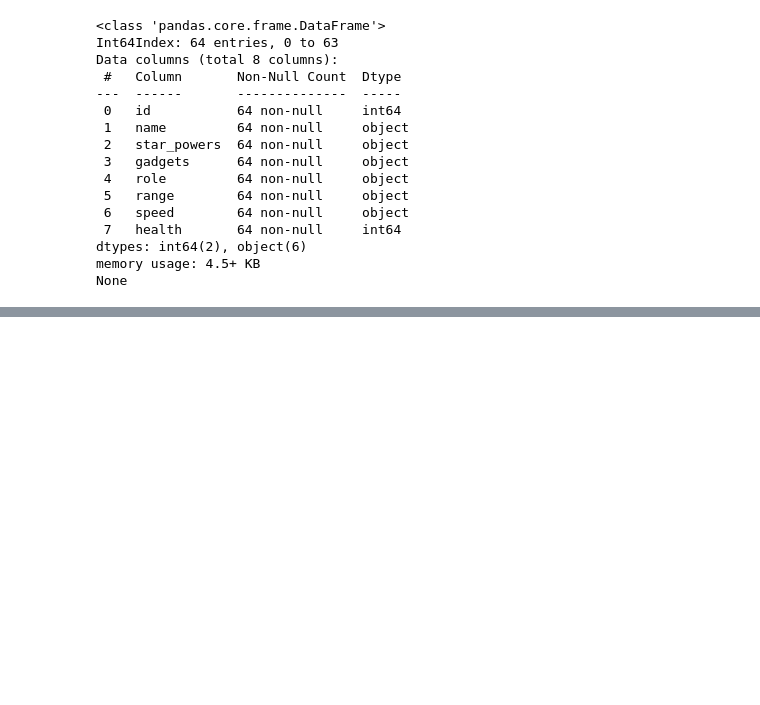
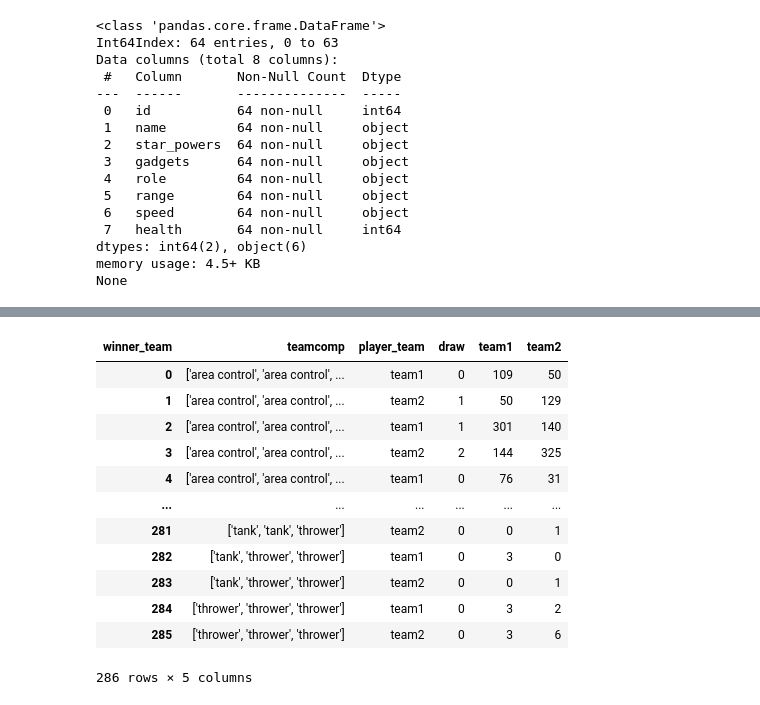
Before and after one commit to aquinteros/BrawlStars_Analytics, a Jupyter notebook: brawlstars_ml_model.ipynb, the cells around one changed output, grey strips where cells are left out. Saved outputs shown, nothing was run; the diff lists cells and outputs as text; code cells hidden in the pictures; blank space fills up the shorter version.

```diff
--- a/brawlstars_ml_model.ipynb
+++ b/brawlstars_ml_model.ipynb
@@ -450,0 +499,11 @@ Name: battle.team1.comp, Length: 6328, dtype: object
+# %%
+# crear columna playerteam
+for i in range(len(crossBattlelog)):
+	if any(crossBattlelog.loc[i, 'playertag'] == tag for tag in [crossBattlelog.loc[i, 'battle.team1.player1.tag'], crossBattlelog.loc[i, 'battle.team1.player2.tag'], crossBattlelog.loc[i, 'battle.team1.player3.tag']]):
+		crossBattlelog.loc[i, 'player_team'] = 'team1'
+	elif any(crossBattlelog.loc[i, 'playertag'] == tag for tag in [crossBattlelog.loc[i, 'battle.team2.player1.tag'], crossBattlelog.loc[i, 'battle.team2.player2.tag'], crossBattlelog.loc[i, 'battle.team2.player3.tag']]):
+		crossBattlelog.loc[i, 'player_team'] = 'team2'
+	else:
+		print("error in team assignation for id " + str(i))
+
+crossBattlelog['player_team'].value_counts()
@@ -450,0 +536,14 @@ Name: battle.team1.comp, Length: 6328, dtype: object
+# %%
+# crear columna numerica con resultado de winner team
+
+def assign_numeric_winner(row):
+    if row['winner_team'] == 'team1':
+        return 1
+    elif row['winner_team'] == 'team2':
+        return 2
+    else:
+        return 0
+
+crossBattlelog['winner_team_numeric'] = crossBattlelog.apply(assign_numeric_winner, axis=1)
+
+crossBattlelog['winner_team_numeric'].value_counts()
@@ -450,0 +571,9 @@ Name: battle.team1.comp, Length: 6328, dtype: object
+# %%
+# Renombrar columnas de crossBattlelog
+bl1 = crossBattlelog.rename(columns={'battle.team1.comp': 'teamcomp'})
+bl2 = crossBattlelog.rename(columns={'battle.team2.comp': 'teamcomp'})
+
+# Concatenar DataFrames y renombrar columnas
+teamComp = pd.concat([bl1[['playertag','player_team','teamcomp','winner_team']], bl2[['playertag','player_team','teamcomp','winner_team']]], ignore_index=True)
+
+teamComp
@@ -450,0 +594,5 @@ Name: battle.team1.comp, Length: 6328, dtype: object
+# %%
+# crear pivot table con los team comp
+pivotTeamComp = teamComp.pivot_table(index=['teamcomp','player_team'], columns='winner_team', values='playertag', aggfunc='count', fill_value=0)
+
+pivotTeamComp
@@ -450,0 +614,19 @@ Name: battle.team1.comp, Length: 6328, dtype: object
+# %%
+#reset pivotTeamComp index
+pivotTeamComp.reset_index(drop=False, inplace=True)
+
+pivotTeamComp
+# %% [output]
+| winner_team | teamcomp | player_team | draw | team1 | team2 |
+| 0 | ['area control', 'area control', ... | team1 | 0 | 109 | 50 |
+| 1 | ['area control', 'area control', ... | team2 | 1 | 50 | 129 |
+| 2 | ['area control', 'area control', ... | team1 | 1 | 301 | 140 |
+| 3 | ['area control', 'area control', ... | team2 | 2 | 144 | 325 |
+| 4 | ['area control', 'area control', ... | team1 | 0 | 76 | 31 |
+| ... | ... | ... | ... | ... | ... |
+| 281 | ['tank', 'tank', 'thrower'] | team2 | 0 | 0 | 1 |
+| 282 | ['tank', 'thrower', 'thrower'] | team1 | 0 | 3 | 0 |
+| 283 | ['tank', 'thrower', 'thrower'] | team2 | 0 | 0 | 1 |
+| 284 | ['thrower', 'thrower', 'thrower'] | team1 | 0 | 3 | 2 |
+| 285 | ['thrower', 'thrower', 'thrower'] | team2 | 0 | 3 | 6 |
+286 rows × 5 columns
```
Also changed, not shown: parts of 27 cells of this notebook, 3 other files.
